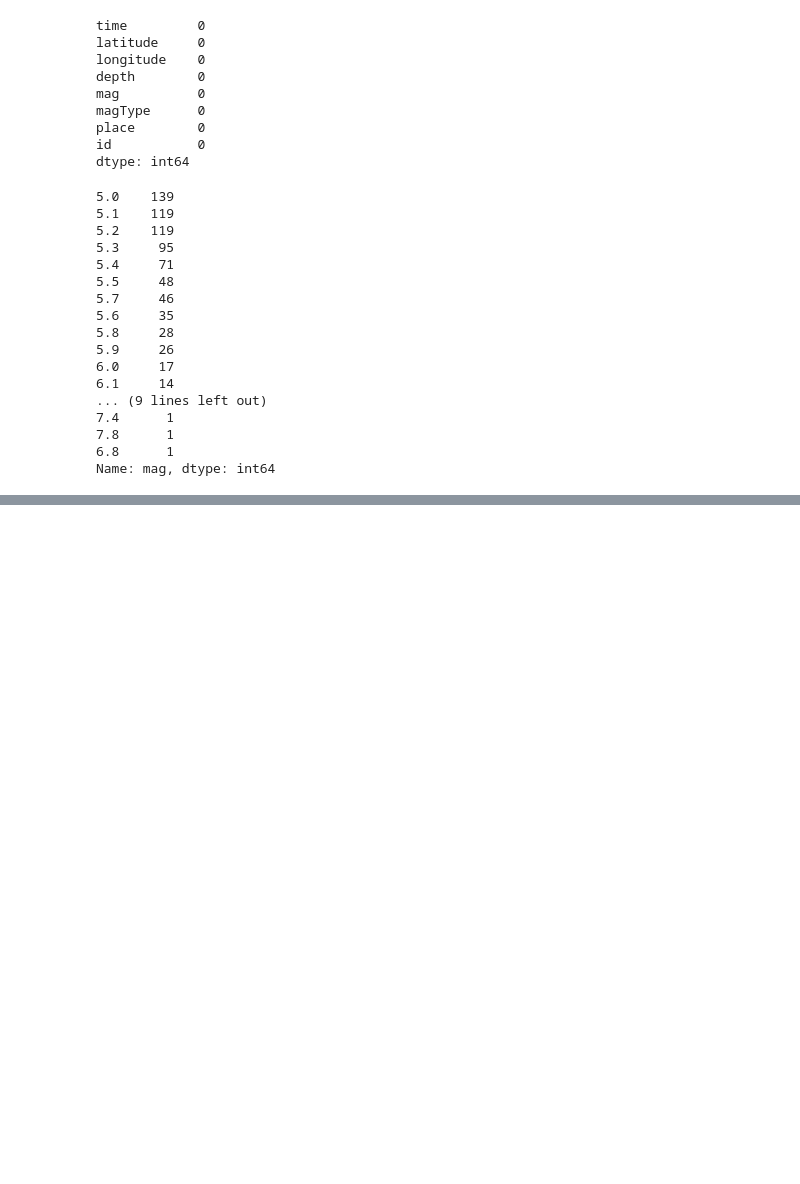
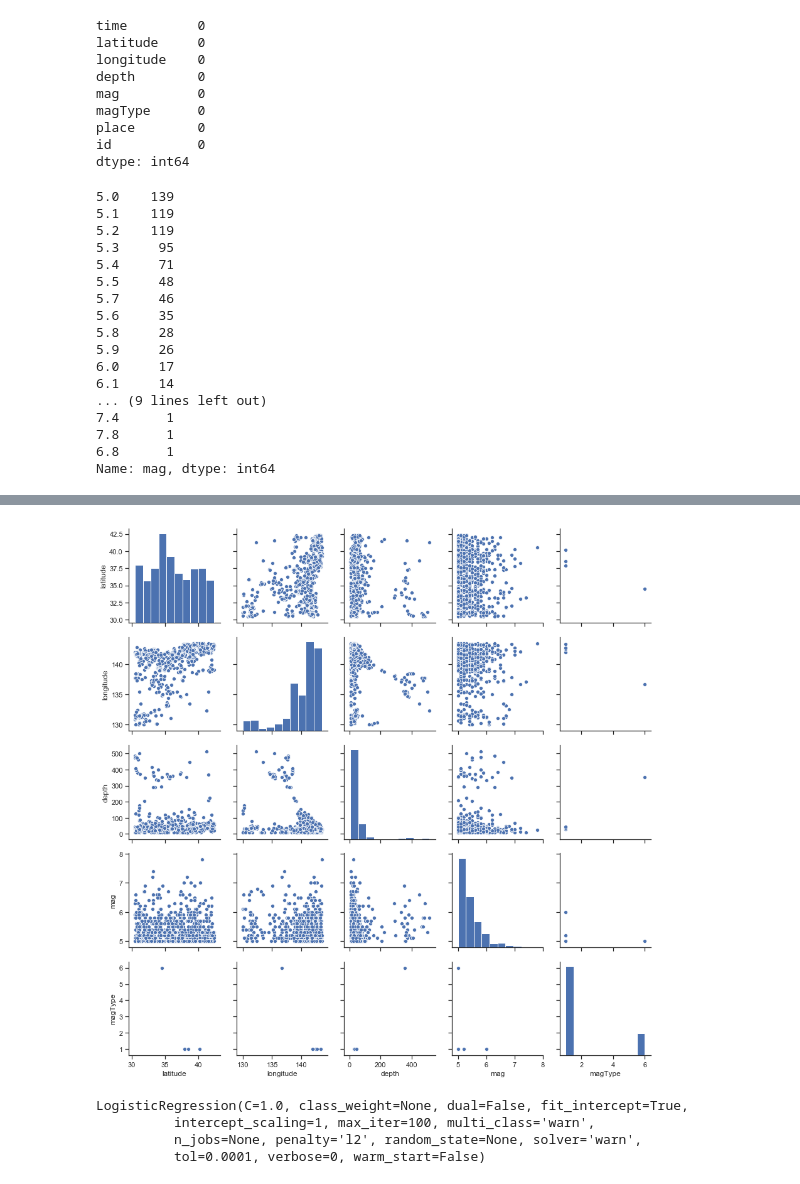
Before and after one commit to labs13-quake-viewer/ds-notebooks, a Jupyter notebook: Earthquake Prediction Model.ipynb, the cells around one changed output, grey strips where cells are left out. Drawn from its saved outputs; the diff is of its cells as text; code cells hidden in the pictures; blank space fills up the shorter version.

```diff
--- a/Earthquake Prediction Model.ipynb
+++ b/Earthquake Prediction Model.ipynb
@@ -163,0 +188,16 @@ plt.show()
+# %%
+# Multiclass Logistic Regression
+
+import numpy as np
+import pandas as pd
+import matplotlib.pyplot as plt
+import seaborn as sns
+sns.set(style="ticks", color_codes=True)
+from sklearn.model_selection import train_test_split
+from sklearn.linear_model import LogisticRegression
+from sklearn.metrics import roc_auc_score
+from sklearn.preprocessing import LabelBinarizer
+from sklearn import metrics
+%matplotlib inline
+import warnings
+warnings.filterwarnings('ignore')
@@ -163,0 +220,7 @@ plt.show()
+# %%
+df1['magType'] = df1['magType'].map({'mwc':1,
+                       'mb':2,
+                       'mw':3,
+                       'mwb':4,
+                       'ms':5,
+                       'mwr':6}).head()
@@ -163,0 +249,5 @@ plt.show()
+# %%
+sns.pairplot(df1)
+plt.show()
+# %% [output]
+[figure, added]
@@ -163,0 +261,8 @@ plt.show()
+# %%
+lr = LogisticRegression()
+lr.fit(X_train, y_train)
+# %% [output]
+LogisticRegression(C=1.0, class_weight=None, dual=False, fit_intercept=True,
+          intercept_scaling=1, max_iter=100, multi_class='warn',
+          n_jobs=None, penalty='l2', random_state=None, solver='warn',
+          tol=0.0001, verbose=0, warm_start=False)
```
Also changed, not shown: parts of 12 cells of this notebook.
